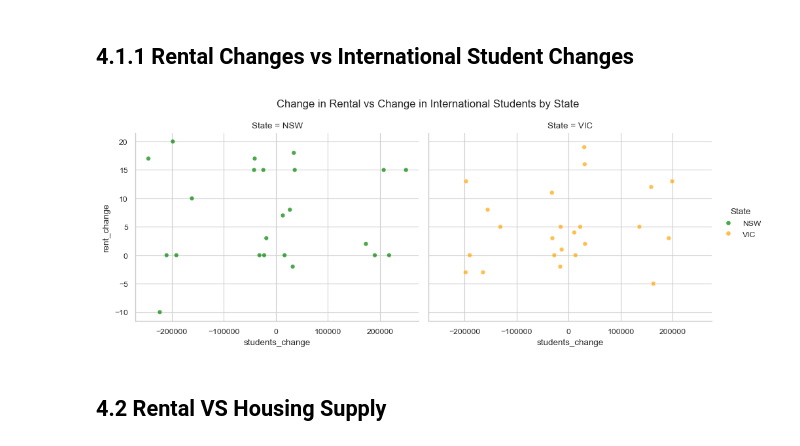
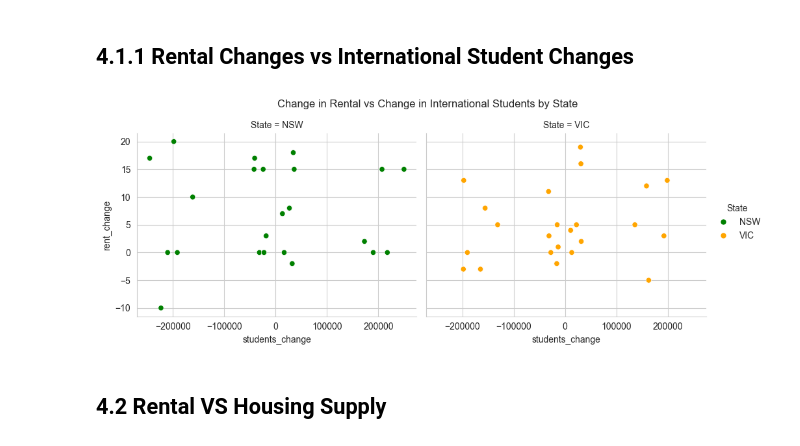
Before and after one commit to aliffhmzah/ecc3479-project, a Jupyter notebook: code/analysis.ipynb, the cells around one changed output. Drawn from its saved outputs; the diff is of its cells as text; code cells hidden in the pictures.

```diff
--- a/code/analysis.ipynb
+++ b/code/analysis.ipynb
@@ -311,35 +311,34 @@ output_dir.mkdir(parents=True, exist_ok=True)
 df = pd.read_csv("../data/clean/master_dataset.csv")
 
 # --- CREATE CHANGE VARIABLES WITHIN EACH STATE ---
 df["rent_change"] = df.groupby("State")["Rental"].diff()
 df["students_change"] = df.groupby("State")["International Student Enrolments"].diff()
 
 # --- DROP MISSING VALUES FROM DIFF ---
 df = df.dropna(subset=["rent_change", "students_change"])
 
 # --- PLOT: FACETED BY STATE ---
 sns.set_style("whitegrid")
 
 g = sns.relplot(
     data=df,
     x="students_change",
     y="rent_change",
     col="State",
     hue="State",
     palette={"NSW": "green", "VIC": "orange"},
     height=4,
     aspect=1.2,
-    alpha=0.7
 )
 
 g.fig.suptitle("Change in Rental vs Change in International Students by State", fontsize=12)
 g.fig.subplots_adjust(top=0.85)
 
 # --- SAVE AND SHOW ---
 plt.savefig(output_dir / "05_changesrental_vs_changesstudents.png", dpi=300, bbox_inches="tight")
 plt.show()
 # %% [output]
-[figure, old version]
+[figure, new version]
 # %% [markdown]
 ## 4.2 Rental VS Housing Supply
 # %%
```
Also changed, not shown: parts of 3 cells of this notebook, 6 other files.
